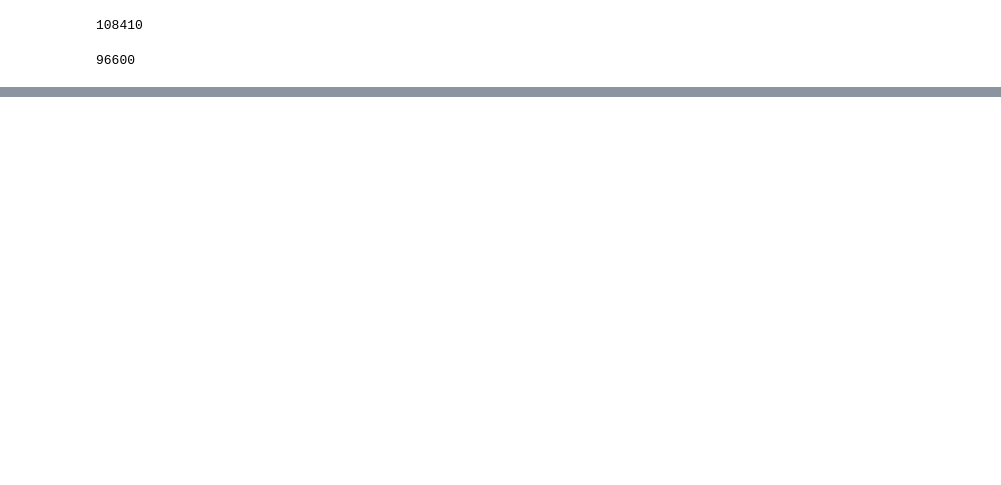
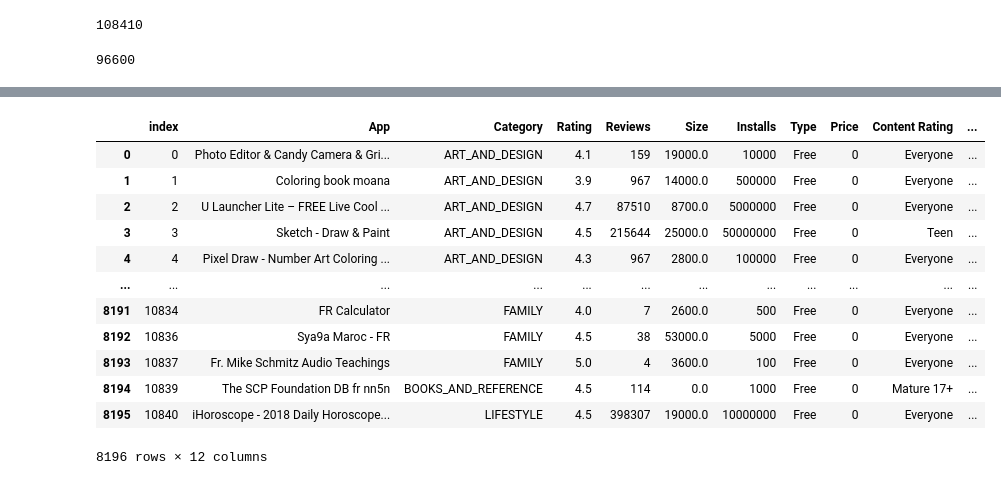
Before and after one commit to Sharat005/GooglePlaystoreAnalysis, a Jupyter notebook: PlaystoreAnalysis.ipynb, the cells around one changed output, grey strips where cells are left out. Drawn from its saved outputs; the diff is of its cells as text; code cells hidden in the pictures; blank space fills up the shorter version.

```diff
--- a/PlaystoreAnalysis.ipynb
+++ b/PlaystoreAnalysis.ipynb
@@ -202,0 +198,16 @@ Name: Category_n, Length: 8197, dtype: int64
+# %%
+data.reset_index()
+# %% [output]
+|  | index | App | Category | Rating | Reviews | Size | Installs | Type | Price | Content Rating | ... |
+| 0 | 0 | Photo Editor & Candy Camera & Gri... | ART_AND_DESIGN | 4.1 | 159 | 19000.0 | 10000 | Free | 0 | Everyone | ... |
+| 1 | 1 | Coloring book moana | ART_AND_DESIGN | 3.9 | 967 | 14000.0 | 500000 | Free | 0 | Everyone | ... |
+| 2 | 2 | U Launcher Lite – FREE Live Cool ... | ART_AND_DESIGN | 4.7 | 87510 | 8700.0 | 5000000 | Free | 0 | Everyone | ... |
+| 3 | 3 | Sketch - Draw & Paint | ART_AND_DESIGN | 4.5 | 215644 | 25000.0 | 50000000 | Free | 0 | Teen | ... |
+| 4 | 4 | Pixel Draw - Number Art Coloring ... | ART_AND_DESIGN | 4.3 | 967 | 2800.0 | 100000 | Free | 0 | Everyone | ... |
+| ... | ... | ... | ... | ... | ... | ... | ... | ... | ... | ... | ... |
+| 8191 | 10834 | FR Calculator | FAMILY | 4.0 | 7 | 2600.0 | 500 | Free | 0 | Everyone | ... |
+| 8192 | 10836 | Sya9a Maroc - FR | FAMILY | 4.5 | 38 | 53000.0 | 5000 | Free | 0 | Everyone | ... |
+| 8193 | 10837 | Fr. Mike Schmitz Audio Teachings | FAMILY | 5.0 | 4 | 3600.0 | 100 | Free | 0 | Everyone | ... |
+| 8194 | 10839 | The SCP Foundation DB fr nn5n | BOOKS_AND_REFERENCE | 4.5 | 114 | 0.0 | 1000 | Free | 0 | Mature 17+ | ... |
+| 8195 | 10840 | iHoroscope - 2018 Daily Horoscope... | LIFESTYLE | 4.5 | 398307 | 19000.0 | 10000000 | Free | 0 | Everyone | ... |
+8196 rows × 12 columns
```
Also changed, not shown: parts of 20 cells of this notebook.
